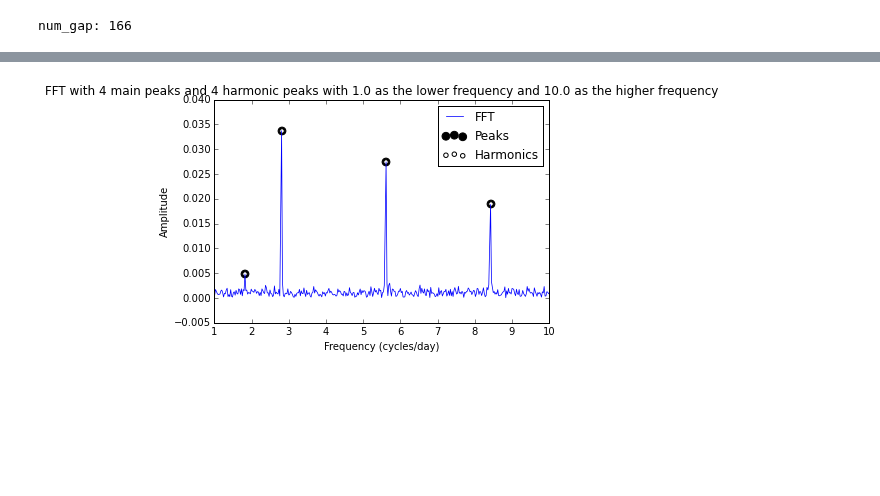
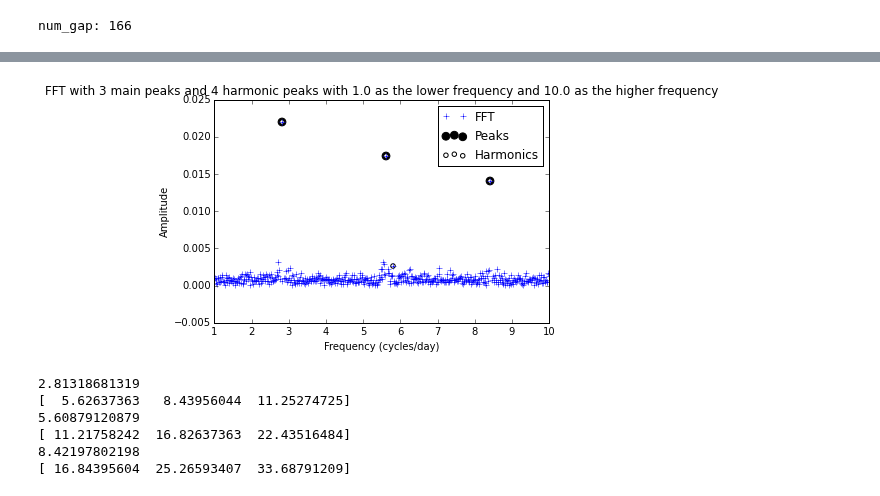
Before and after one commit to dianadianadiana/FFT, a Jupyter notebook: flux_function_transit.ipynb, the cells around one changed output, grey strips where cells are left out. Saved outputs shown, nothing was run; the diff lists cells and outputs as text; code cells hidden in the pictures; blank space fills up the shorter version.

```diff
--- a/flux_function_transit.ipynb
+++ b/flux_function_transit.ipynb
@@ -230,10 +230,8 @@ number of data points now: 2999.0 vs before: 2827
 #plot lightcurve all data points
 fig = plt.figure(figsize=(20,15))
 ax = fig.add_subplot(2,1,1)
-t = time_cad
-f = flux_cad
-ax.scatter(t,f)
-ax.plot(t,f)
+ax.scatter(time_cad,flux_cad)
+ax.plot(time_cad,flux_cad)
 
 plt.title("Lightcurve (all data points)")
 plt.xlabel("Time (Hours)")
@@ -416,7 +473,7 @@ plt.show()
 # cluster algorithm
 # goal: find out where the clusters are, and keep only the max of each cluster
 
-def cluster(arr, num_indexes, width = .005):
+def cluster(index_arr, arr, peak_width = .13):
     """
         Takes an array of values (indexes) and clusters them (based on the width)
         Parameters:
@@ -428,12 +485,11 @@ def cluster(arr, num_indexes, width = .005):
     """
     clusters = []
     i = 0
-    while i < len(arr):
-        temp_arr = []
+    while i < len(index_arr):
+        temp_arr = [index_arr[i]]
         j = i+1
-        temp_arr.append(arr[i])
-        while j < len(arr) and (np.abs(arr[j-1] - arr[j]) <= width * num_indexes):
-            temp_arr.append(arr[j])
+        while j < len(index_arr) and (np.abs(arr[temp_arr[0]] - arr[index_arr[j]]) <= peak_width):
+            temp_arr.append(index_arr[j])
             j+=1
         clusters.append(temp_arr)
         i=j
@@ -454,8 +510,13 @@ def cluster_max(clusters, y):
     max_indexes = max_indexes.astype(int)
     return max_indexes
 
-peak_indexes = cluster_max(cluster(val_indexes, newN), power)
-harmonics_indexes = cluster_max(cluster(val_indexes1, newN, width = .0025), power)
+peak_width = 1 /period *2
+print(cluster(val_indexes, freq*constant,peak_width))
+print(cluster(val_indexes1, freq*constant,peak_width))
+
+peak_indexes = cluster_max(cluster(val_indexes, freq*constant), power)
+harmonics_indexes = cluster_max(cluster(val_indexes1, freq*constant,.15), power)
+
 
 #peak_indexes = peak_indexes[1:] # ignore the one at index 0
 print("Indexes of the max values of each cluster above " +
@@ -501,29 +587,29 @@ print(freq[harmonics_indexes]*constant)
 # %%
 # now we want to delete the peak values that are not the absolute maxima within the cluster
 # and we just want to keep the absolute maxima
 
 delete_arr =  [i for i in val_indexes if (i not in peak_indexes)]
 freq_delete = np.delete(freq, delete_arr)
 power_delete = np.delete(power, delete_arr)
 
-plt.plot(freq_delete*freq_fact*conv_hr_day, power_delete, 'b', linewidth = .75)
+plt.plot(freq_delete*freq_fact*conv_hr_day, power_delete, 'b+', linewidth = .75)
 
 peak_indexes = peak_indexes.astype(int)
 harmonics_indexes = harmonics_indexes.astype(int)
 plt.scatter(freq[peak_indexes]*freq_fact*conv_hr_day, power[peak_indexes], c='black',s=60)
 plt.scatter(freq[harmonics_indexes]*freq_fact*conv_hr_day, power[harmonics_indexes], c='white',s=20)
 plt.legend({'FFT','Harmonics','Peaks'})
 
 plt.title("FFT with " + str(len(peak_indexes)) +" main peaks and "
           + str(len(harmonics_indexes)) + " harmonic peaks with "
           + str(lower_freq) + " as the lower frequency and "
           + str(upper_freq) + " as the higher frequency")
 plt.xlabel("Frequency (cycles/day)")
 plt.ylabel("Amplitude")
 plt.xlim([lower_freq, upper_freq])
 plt.show()
 # %% [output]
-[figure, old version]
+[figure, new version]
 # %%
 ## Determining potential periods based on the FFT
 
@@ -537,15 +623,16 @@ potential_arr = []
 i = 0
 while i < len(peak_indexes): #iterate through all the "main" peaks (higher than 4.6 times the mean)
     curr_freq = freq[peak_indexes[i]]*constant # get the frequency of the current index
-    number = len(harmonics_indexes)
+    number = len(harmonics_indexes)+1
     # set up an array whose values are multiples of the current frequency
-    curr_freq_values = np.arange(1,number)*curr_freq
+    curr_freq_values = np.arange(2,number)*curr_freq
     # error is how close do we want the multiple of the current frequency to be to the
-    error = .1 #better way of setting this value?
-
+    error = .65 #better way of setting this value?
+    print(curr_freq)
+    print(curr_freq_values)
     temp_arr = [i] # set up an array starting with the current index
     #iterate through all the harmonics where peaks were 3 times the mean
-    j = i + 1 # j is one greater than i so it looks at the next value, and not the same one
+    j = i # j is one greater than i so it looks at the next value, and not the same one
     while j < len(harmonics_indexes):
         # the frequency that will be compared to the the multiples of the current frequency
         other_freq = freq[harmonics_indexes[j]]*constant
@@ -561,6 +648,13 @@ while i < len(peak_indexes): #iterate through all the "main" peaks (higher than
         j+=1
     potential_arr.append(temp_arr)
     i+=1
+# %% [output]
+2.81318681319
+[  5.62637363   8.43956044  11.25274725]
+5.60879120879
+[ 11.21758242  16.82637363  22.43516484]
+8.42197802198
+[ 16.84395604  25.26593407  33.68791209]
 # %%
 print(potential_arr)
 
```
Also changed, not shown: parts of 17 cells of this notebook.
